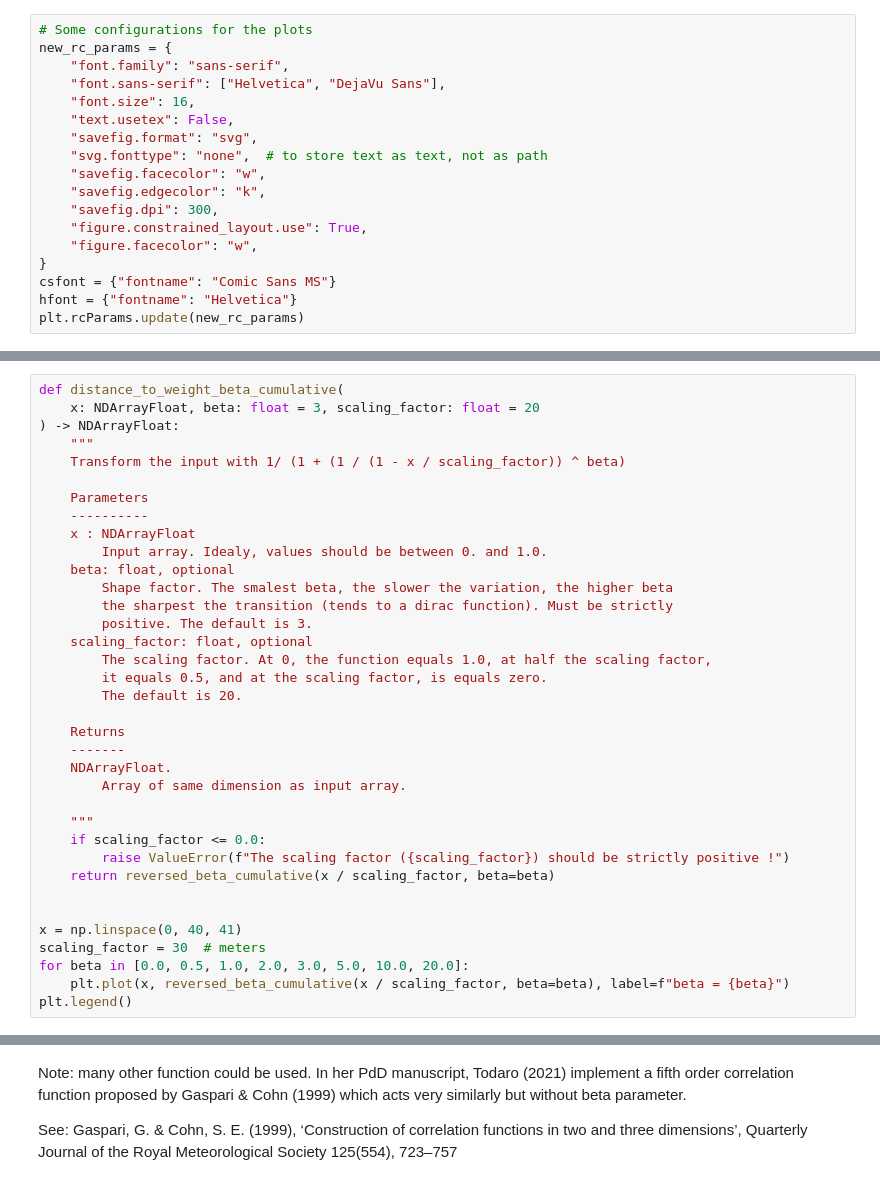
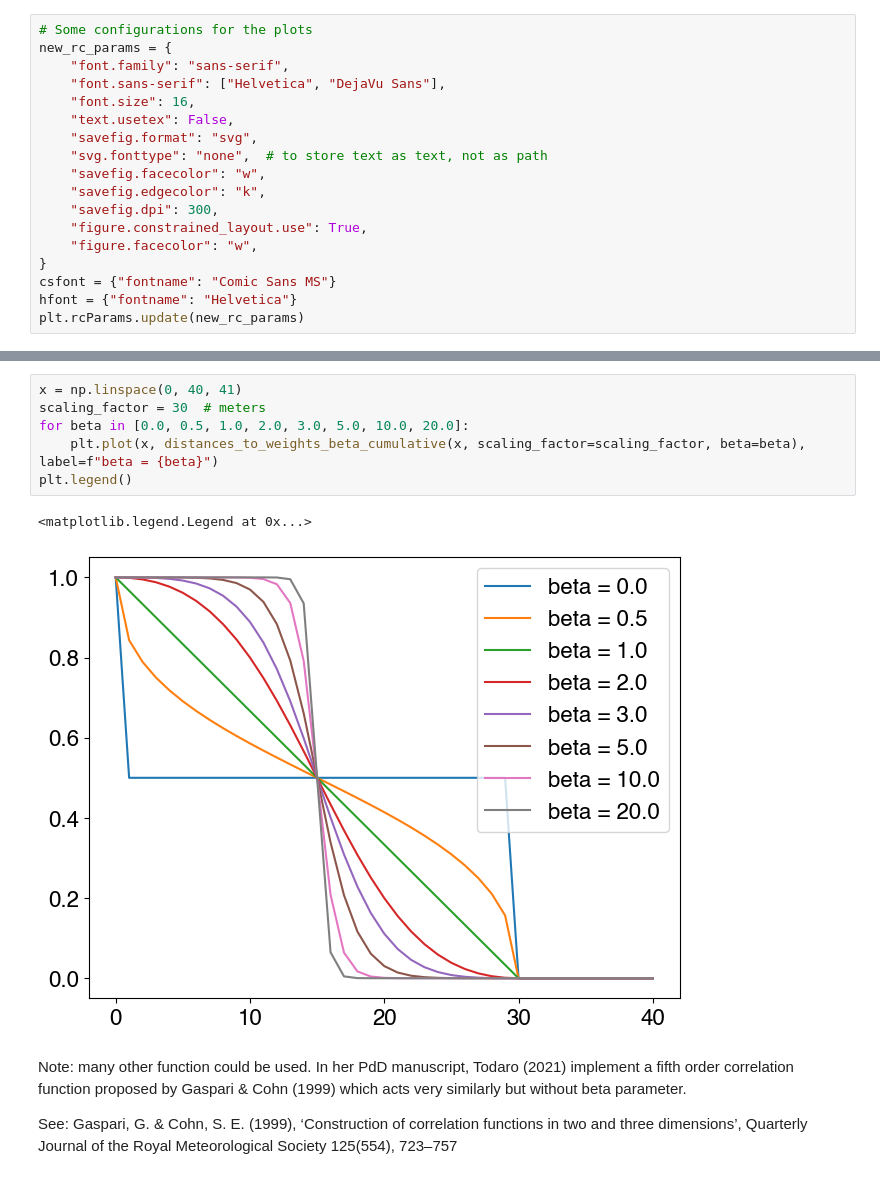
Before and after one commit to antoinecollet5/pyesmda, a Jupyter notebook: tutorials/correlation_matrices_building.ipynb, the cells around one changed output, grey strips where cells are left out. Saved outputs shown, nothing was run; the diff lists cells and outputs as text.

Commit message:
Feature/correlation functions

```diff
--- a/tutorials/correlation_matrices_building.ipynb
+++ b/tutorials/correlation_matrices_building.ipynb
@@ -104,36 +85,0 @@ plt.plot(x, reversed_beta_cumulative(x))
-# %%
-def distance_to_weight_beta_cumulative(
-    x: NDArrayFloat, beta: float = 3, scaling_factor: float = 20
-) -> NDArrayFloat:
-    """
-    Transform the input with 1/ (1 + (1 / (1 - x / scaling_factor)) ^ beta)
-
-    Parameters
-    ----------
-    x : NDArrayFloat
-        Input array. Idealy, values should be between 0. and 1.0.
-    beta: float, optional
-        Shape factor. The smalest beta, the slower the variation, the higher beta
-        the sharpest the transition (tends to a dirac function). Must be strictly
-        positive. The default is 3.
-    scaling_factor: float, optional
-        The scaling factor. At 0, the function equals 1.0, at half the scaling factor,
-        it equals 0.5, and at the scaling factor, is equals zero.
-        The default is 20.
-
-    Returns
-    -------
-    NDArrayFloat.
-        Array of same dimension as input array.
-
-    """
-    if scaling_factor <= 0.0:
-        raise ValueError(f"The scaling factor ({scaling_factor}) should be strictly positive !")
-    return reversed_beta_cumulative(x / scaling_factor, beta=beta)
-
-
-x = np.linspace(0, 40, 41)
-scaling_factor = 30  # meters
-for beta in [0.0, 0.5, 1.0, 2.0, 3.0, 5.0, 10.0, 20.0]:
-    plt.plot(x, reversed_beta_cumulative(x / scaling_factor, beta=beta), label=f"beta = {beta}")
-plt.legend()
@@ -143,3 +86,12 @@ plt.legend()
+# %%
+x = np.linspace(0, 40, 41)
+scaling_factor = 30  # meters
+for beta in [0.0, 0.5, 1.0, 2.0, 3.0, 5.0, 10.0, 20.0]:
+    plt.plot(x, distances_to_weights_beta_cumulative(x, scaling_factor=scaling_factor, beta=beta), label=f"beta = {beta}")
+plt.legend()
+# %% [output]
+<matplotlib.legend.Legend at 0x...>
+[figure, added]
 # %% [markdown]
 Note: many other function could be used. In her PdD manuscript, Todaro (2021) implement a fifth order correlation function proposed by Gaspari & Cohn (1999) which acts very similarly but without beta parameter.
 
```
Also changed, not shown: parts of 17 cells of this notebook, 17 other files.
